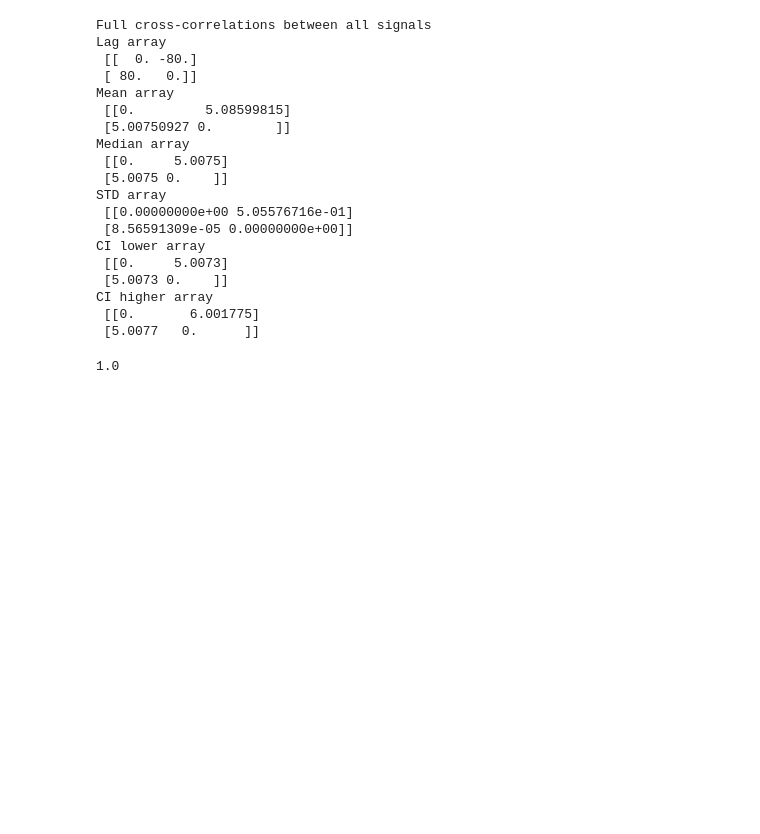
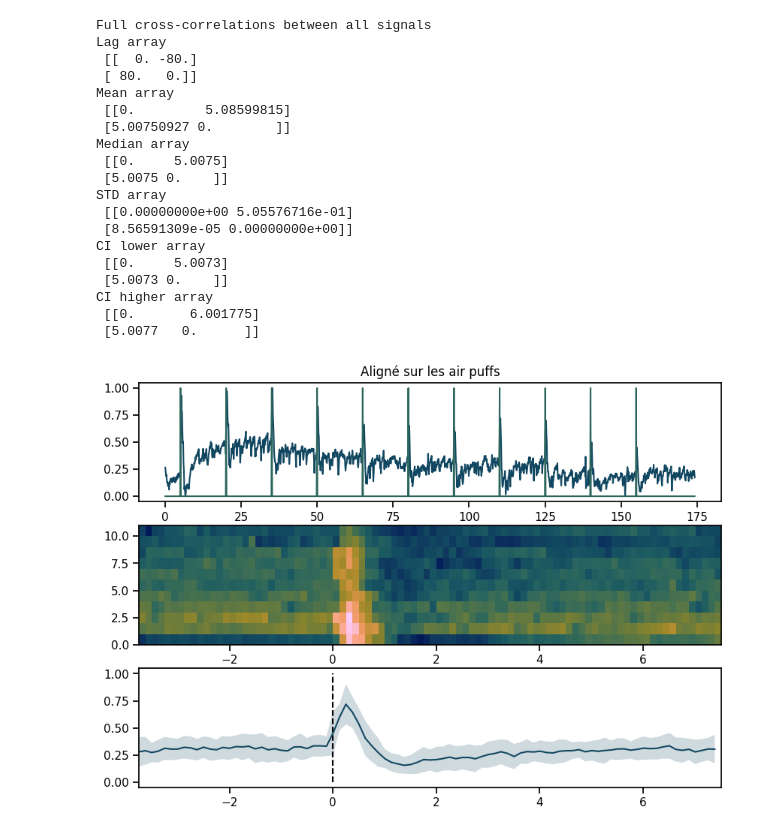
Before and after one commit to Laboratory-of-Vincent-Breton-Provencher/Widefield-Imaging-Acquisition, a Jupyter notebook: analysisPipeline/quickPlot_2024_07_12.ipynb, the cells around one changed output. Drawn from its saved outputs; the diff is of its cells as text; code cells hidden in the pictures; blank space fills up the shorter version.

```diff
--- a/analysisPipeline/quickPlot_2024_07_12.ipynb
+++ b/analysisPipeline/quickPlot_2024_07_12.ipynb
@@ -280,27 +281,53 @@ CI lower array
 CI higher array
  [[0.       6.001775]
  [5.0077   0.      ]]
-# %%
-# Aligner air puffs avec boucle while qui garde l'indice dans le temps, on a l'équivalent de peaks pour plotter
-
-AP_idx = []
-
-FPS=40
-nChannels=5
-
-AP_begin = 5
-percycle=15
-FPSc = FPS/nChannels
-framespcycles = int(FPSc*percycle)
-ncycles = int(len(violet_t)//framespcycles)
-
-AP_times = np.array(list(range(ncycles)))*15+5
-
-for time in AP_times:
-    AP_idx.append(np.argmin(np.absolute(violet_t-time)))
-
-AP_series = np.zeros(len(violet_t))
-AP_series[AP_idx] = 1
-print(AP_series[40])
-# %% [output]
-1.0
+# %%
+AP_idx = []
+FPS=40
+nChannels=5
+AP_begin = 5
+percycle=15
+FPSc = FPS/nChannels
+framespcycles = int(FPSc*percycle)
+ncycles = int(len(violet_t)//framespcycles)
+AP_times = np.array(list(range(ncycles)))*15+5
+
+for time in AP_times:
+    AP_idx.append(np.argmin(np.absolute(violet_t-time)))
+
+AP_series = np.zeros(len(violet_t))
+AP_series[AP_idx] = 1
+
+
+time, sig = (violet_t, mod_violet)
+# time, sig = (blue_t, (mod_blue*-1 + 1))
+# time, sig = (green_t, mod_green)
+# time, sig = (red_t, mod_red)
+
+
+
+fig = plt.figure(figsize=(10, 7))
+ax1 = plt.subplot(3, 1, 1)
+plt.title('Aligné sur les air puffs')
+ax1.plot(time, sig)
+ax1.plot(violet_t, AP_series)
+
+inf = 30
+sup = 60
+aligned_data = np.zeros((len(AP_idx), inf+sup))
+for i in range(len(AP_idx)):
+  aligned_data[i,:] = sig[int(AP_idx[i]-inf):int(AP_idx[i]+sup)]
+ax2 = plt.subplot(3, 1, 2)
+ax2.imshow(aligned_data, origin='lower', extent=[time[AP_idx[0]-inf]-time[AP_idx[0]], time[AP_idx[0]+sup]-time[AP_idx[0]], 0, 11], aspect='auto', cmap=cmap)
+
+avg_data = np.mean(aligned_data, axis=0)
+std_data = np.std(aligned_data, axis=0)
+ax3 = plt.subplot(3, 1, 3)
+ax3.vlines(0, 0, 1, color='k', linestyles='--')
+ax3.plot(time[AP_idx[0]-inf:AP_idx[0]+sup]-time[AP_idx[0]], avg_data)
+ax3.fill_between(time[AP_idx[0]-inf:AP_idx[0]+sup]-time[AP_idx[0]], avg_data-std_data, avg_data+std_data, alpha=0.2)
+ax3.set_xlim(time[AP_idx[0]-inf]-time[AP_idx[0]], time[AP_idx[0]+sup]-time[AP_idx[0]])
+
+plt.show()
+# %% [output]
+[figure, added]
```
Also changed, not shown: parts of 1 cell of this notebook, 2 other files.
